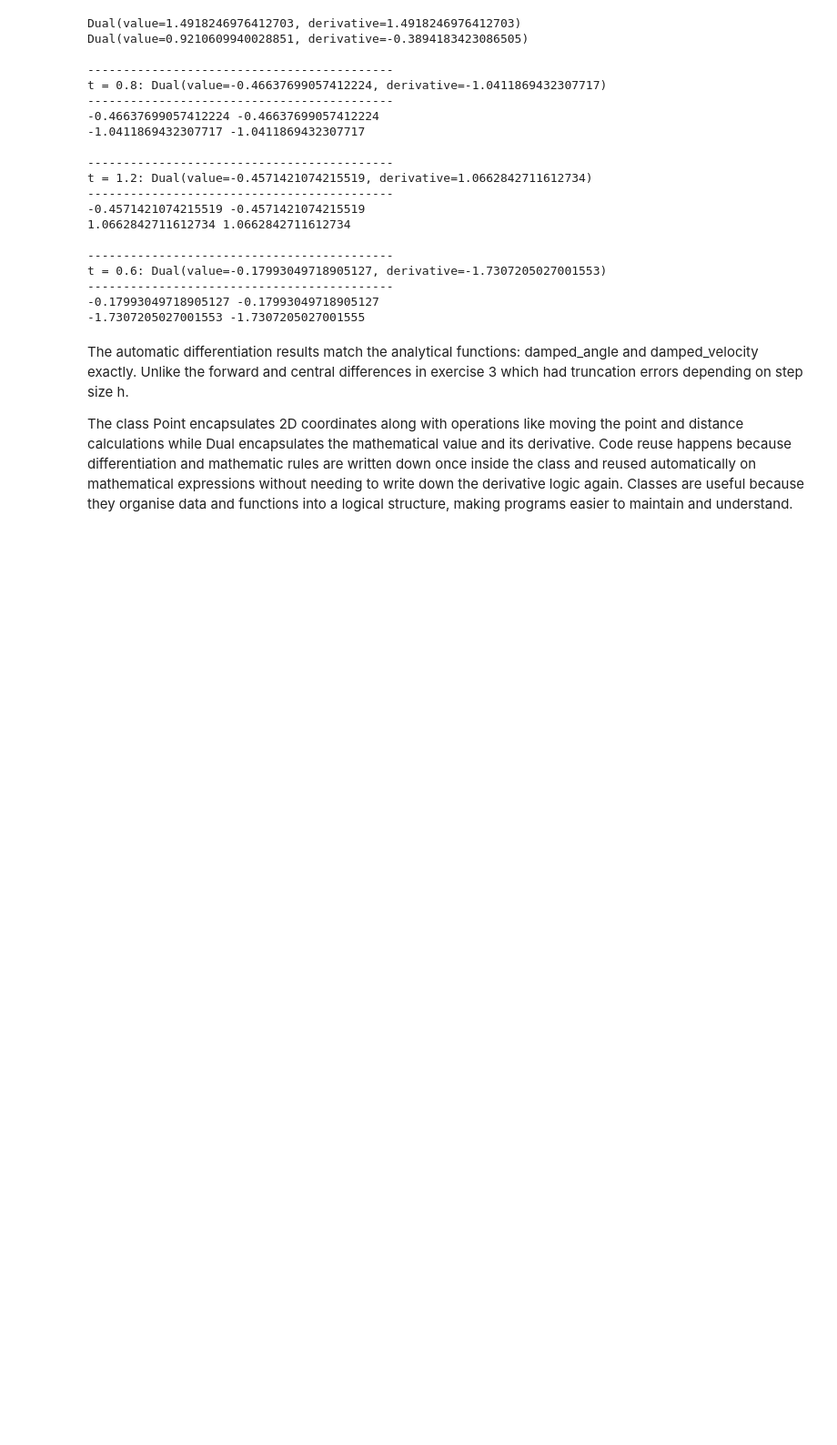
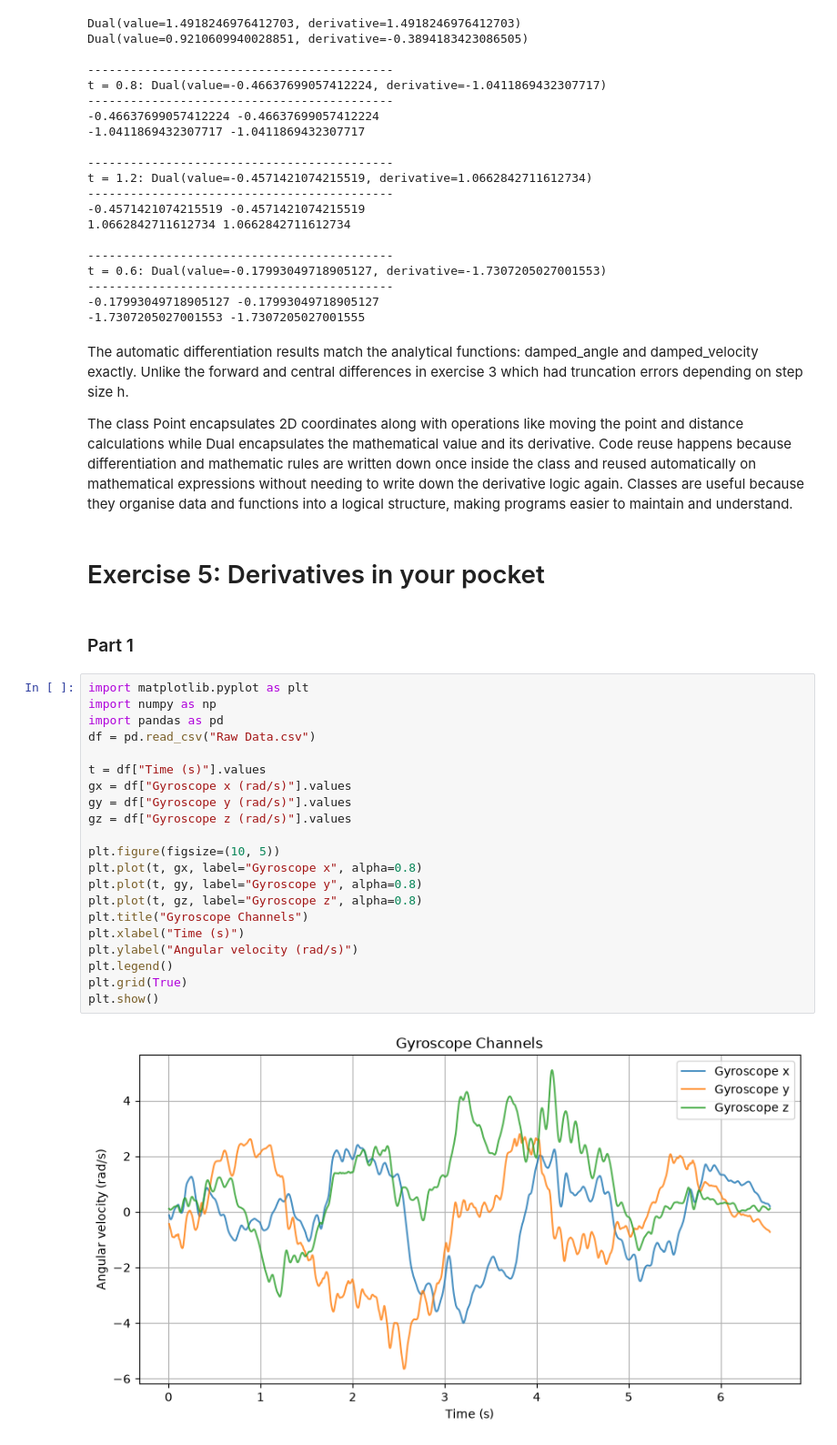
Before and after one commit to LeiliJL/MOD300, a Jupyter notebook: Prosjekt1/prosjekt1.ipynb, the cells around one changed output. Shown at 91% size. Cells and saved outputs as stored; diff of their text form; blank space fills up the shorter version.

```diff
--- a/Prosjekt1/prosjekt1.ipynb
+++ b/Prosjekt1/prosjekt1.ipynb
@@ -316,3 +316,30 @@ t = 0.6: Dual(value=-0.17993049718905127, derivative=-1.7307205027001553)
 The automatic differentiation results match the analytical functions: damped_angle and damped_velocity exactly. Unlike the forward and central differences in exercise 3 which had truncation errors depending on step size h.
 
 The class Point encapsulates 2D coordinates along with operations like moving the point and distance calculations while Dual encapsulates the mathematical value and its derivative. Code reuse happens because differentiation and mathematic rules are written down once inside the class and reused automatically on mathematical expressions without needing to write down the derivative logic again. Classes are useful because they organise data and functions into a logical structure, making programs easier to maintain and understand.
+# %% [markdown]
+<h1>Exercise 5: Derivatives in your pocket</h1>
+# %% [markdown]
+<h3>Part 1</h3>
+# %%
+import matplotlib.pyplot as plt
+import numpy as np
+import pandas as pd
+df = pd.read_csv("Raw Data.csv")
+
+t = df["Time (s)"].values
+gx = df["Gyroscope x (rad/s)"].values
+gy = df["Gyroscope y (rad/s)"].values
+gz = df["Gyroscope z (rad/s)"].values
+
+plt.figure(figsize=(10, 5))
+plt.plot(t, gx, label="Gyroscope x", alpha=0.8)
+plt.plot(t, gy, label="Gyroscope y", alpha=0.8)
+plt.plot(t, gz, label="Gyroscope z", alpha=0.8)
+plt.title("Gyroscope Channels")
+plt.xlabel("Time (s)")
+plt.ylabel("Angular velocity (rad/s)")
+plt.legend()
+plt.grid(True)
+plt.show()
+# %% [output]
+[figure, added]
```
Also changed, not shown: parts of 5 cells of this notebook, 1 other file.
